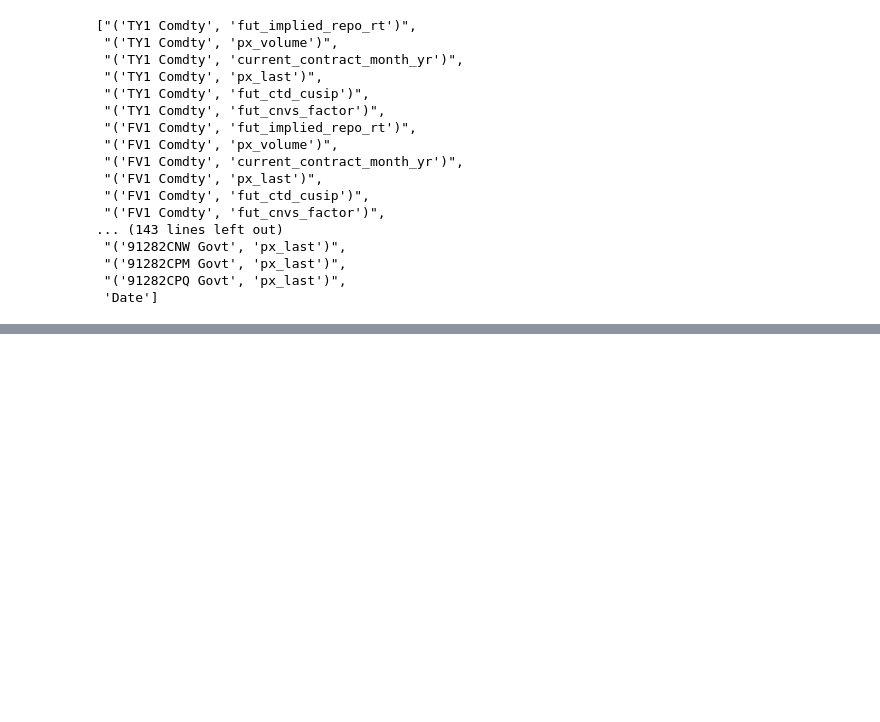
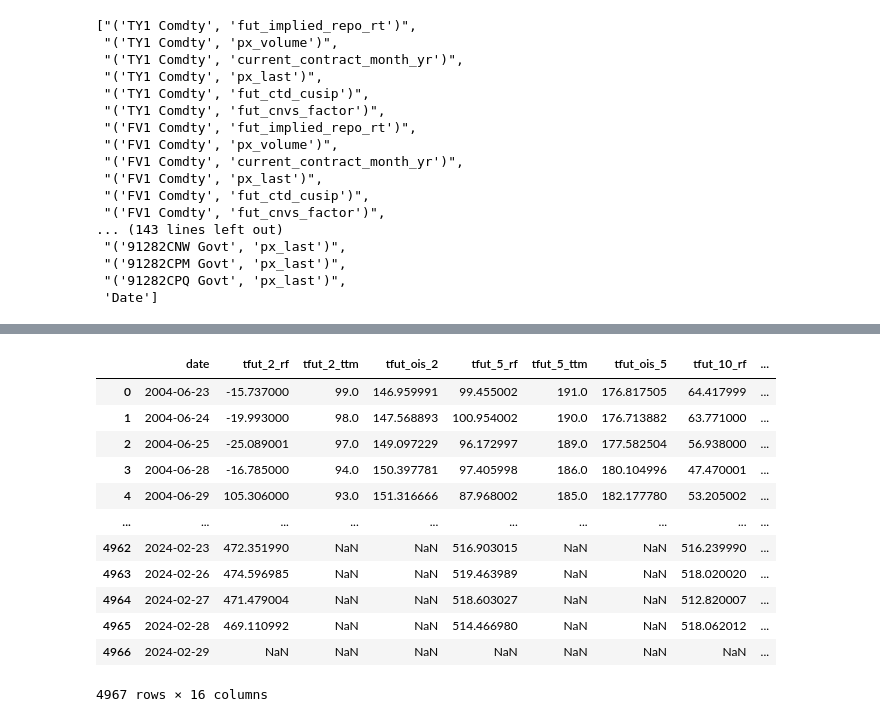
Before and after one commit to maxz073/p10_Siriwardane_et_al_2026, a Jupyter notebook: src/check.ipynb, the cells around one changed output, grey strips where cells are left out. Drawn from its saved outputs; the diff is of its cells as text; code cells hidden in the pictures; blank space fills up the shorter version.

```diff
--- a/src/check.ipynb
+++ b/src/check.ipynb
@@ -86,0 +135,20 @@ shape: (249, 6)
+# %%
+import pandas as pd
+
+# Try reading the file using pandas.read_stata (since the extension is .dta, likely Stata format)
+df_sf_rf = pd.read_stata("../data_manual/treasury_sf_implied_rf.dta")
+df_sf_rf
+# %% [output]
+|  | date | tfut_2_rf | tfut_2_ttm | tfut_ois_2 | tfut_5_rf | tfut_5_ttm | tfut_ois_5 | tfut_10_rf | ... |
+| 0 | 2004-06-23 | -15.737000 | 99.0 | 146.959991 | 99.455002 | 191.0 | 176.817505 | 64.417999 | ... |
+| 1 | 2004-06-24 | -19.993000 | 98.0 | 147.568893 | 100.954002 | 190.0 | 176.713882 | 63.771000 | ... |
+| 2 | 2004-06-25 | -25.089001 | 97.0 | 149.097229 | 96.172997 | 189.0 | 177.582504 | 56.938000 | ... |
+| 3 | 2004-06-28 | -16.785000 | 94.0 | 150.397781 | 97.405998 | 186.0 | 180.104996 | 47.470001 | ... |
+| 4 | 2004-06-29 | 105.306000 | 93.0 | 151.316666 | 87.968002 | 185.0 | 182.177780 | 53.205002 | ... |
+| ... | ... | ... | ... | ... | ... | ... | ... | ... | ... |
+| 4962 | 2024-02-23 | 472.351990 | NaN | NaN | 516.903015 | NaN | NaN | 516.239990 | ... |
+| 4963 | 2024-02-26 | 474.596985 | NaN | NaN | 519.463989 | NaN | NaN | 518.020020 | ... |
+| 4964 | 2024-02-27 | 471.479004 | NaN | NaN | 518.603027 | NaN | NaN | 512.820007 | ... |
+| 4965 | 2024-02-28 | 469.110992 | NaN | NaN | 514.466980 | NaN | NaN | 518.062012 | ... |
+| 4966 | 2024-02-29 | NaN | NaN | NaN | NaN | NaN | NaN | NaN | ... |
+4967 rows × 16 columns
```
Also changed, not shown: parts of 9 cells of this notebook, 7 other files.
